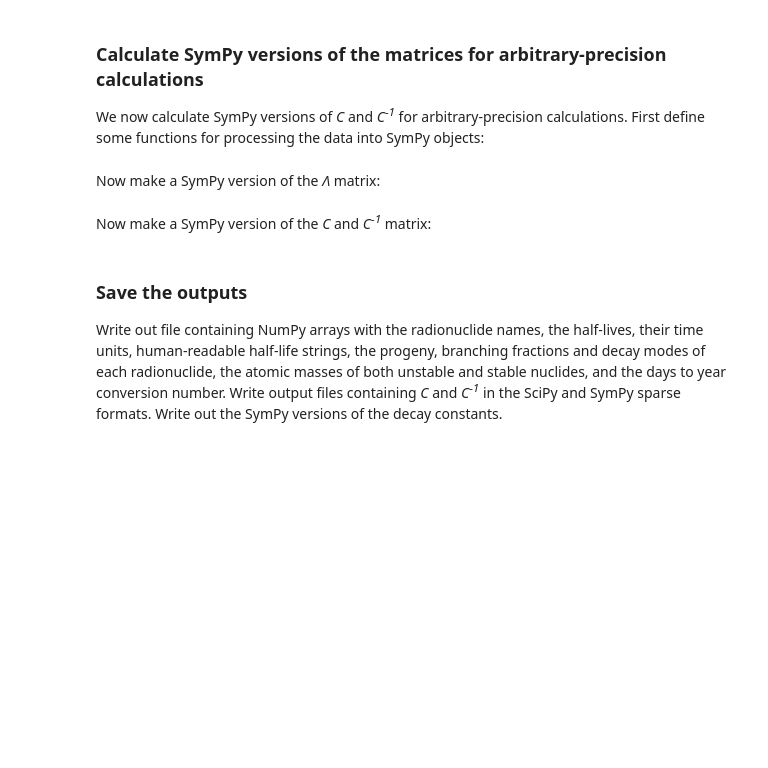
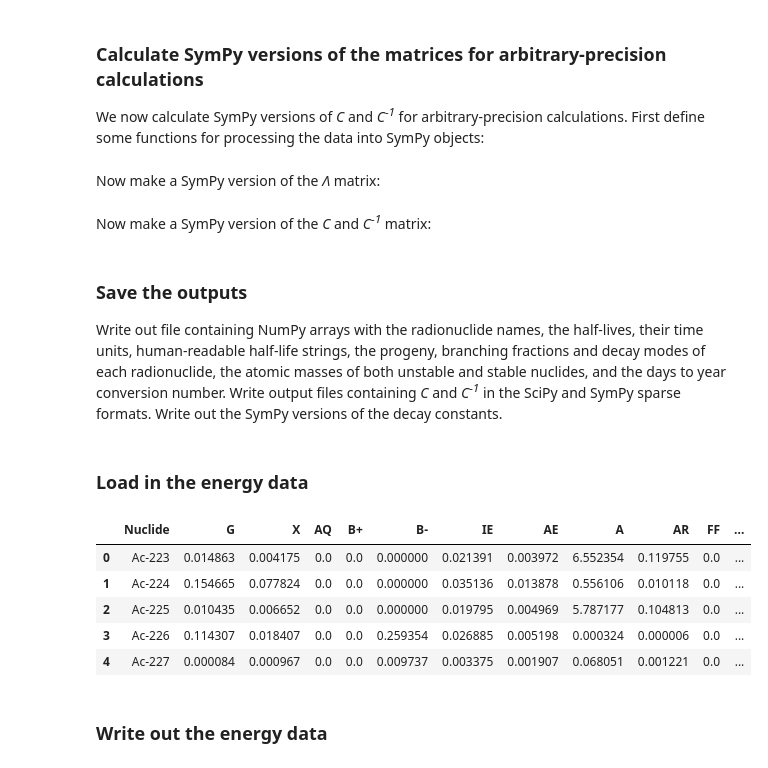
Before and after one commit to tristan-gardner/datasets, a Jupyter notebook: icrp107_ame2020_nubase2020/icrp107_dataset.ipynb, the cells around one changed output. Drawn from its saved outputs; the diff is of its cells as text; code cells hidden in the pictures; blank space fills up the shorter version.

Commit message:
decay energies

```diff
--- a/icrp107_ame2020_nubase2020/icrp107_dataset.ipynb
+++ b/icrp107_ame2020_nubase2020/icrp107_dataset.ipynb
@@ -380,7 +380,8 @@ for i in range(0, num_nuclides):
     add["Num_decay_modes"] = j
 
     rows.append(add)
-icrp = icrp.append(rows, ignore_index=True)
+
+icrp = pd.concat([icrp, pd.DataFrame.from_records(rows)])
 file_NDX.close()
 # %% [markdown]
 Add stable progeny to dataframe, using mass data from the AME2020 database. Set their half life to infinity, and their number of decay modes to 0.
@@ -434,7 +435,8 @@ stable_df = pd.DataFrame.from_dict(stable_dict, orient='index')
 stable_df.columns = icrp_col_names
 
 # add stable isotopes to icrp DataFrame
-icrp = icrp.append(stable_df, ignore_index=True)
+
+icrp = pd.concat([icrp, stable_df])
 # %% [markdown]
 Remove NaN values, set DataFrame index to the radionuclide string, and check completed DataFrame. Export completed DataFrame to CSV file for analysis elsewhere.
 # %%
@@ -736,3 +738,45 @@ with open(f"decay_consts_sympy_{pickle_type}.pickle", "wb") as outfile:
     outfile.write(pickle.dumps(lambdas_sympy))
 with open(f"year_conversion_sympy_{pickle_type}.pickle", "wb") as outfile:
     outfile.write(pickle.dumps(year_sympy))
+# %% [markdown]
+### Load in the energy data
+# %%
+file_RAD = open("ICRP-07.RAD", "r", encoding="ISO-8859-1")
+current_line = file_RAD.readline()
+
+iso_energy_list = []
+while current_line:
+
+    isotope_info = current_line.split()
+    nuclide, half_life, rows = isotope_info
+    isotope_energies = [0] * 12
+    isotope_energies[0] = nuclide
+
+    for _ in range(int(rows)):
+        # for each row - factor its energy and yield into that radiation types weighted average
+        current_line = file_RAD.readline()
+        line_info = current_line.split()
+        i_code, _yield, energy, j_code = line_info
+        i_code = int(i_code)
+        total_energy_for_type = isotope_energies[i_code]
+        total_energy_for_type += float(_yield) * float(energy)
+        isotope_energies[i_code] = total_energy_for_type
+
+    iso_energy_list.append(isotope_energies)
+    current_line = file_RAD.readline()
+
+
+energy_df = pd.DataFrame.from_records(iso_energy_list)
+energy_df.columns = ["Nuclide", "G", "X", "AQ", "B+", "B-", "IE", "AE", "A", "AR", "FF", "N"]
+file_NDX.close()
+# %%
+energy_df.head()
+# %% [output]
+|  | Nuclide | G | X | AQ | B+ | B- | IE | AE | A | AR | FF | ... |
+| 0 | Ac-223 | 0.014863 | 0.004175 | 0.0 | 0.0 | 0.000000 | 0.021391 | 0.003972 | 6.552354 | 0.119755 | 0.0 | ... |
+| 1 | Ac-224 | 0.154665 | 0.077824 | 0.0 | 0.0 | 0.000000 | 0.035136 | 0.013878 | 0.556106 | 0.010118 | 0.0 | ... |
+| 2 | Ac-225 | 0.010435 | 0.006652 | 0.0 | 0.0 | 0.000000 | 0.019795 | 0.004969 | 5.787177 | 0.104813 | 0.0 | ... |
+| 3 | Ac-226 | 0.114307 | 0.018407 | 0.0 | 0.0 | 0.259354 | 0.026885 | 0.005198 | 0.000324 | 0.000006 | 0.0 | ... |
+| 4 | Ac-227 | 0.000084 | 0.000967 | 0.0 | 0.0 | 0.009737 | 0.003375 | 0.001907 | 0.068051 | 0.001221 | 0.0 | ... |
+# %% [markdown]
+### Write out the energy data
```
Also changed, not shown: parts of 1 cell of this notebook, 1 other file.
